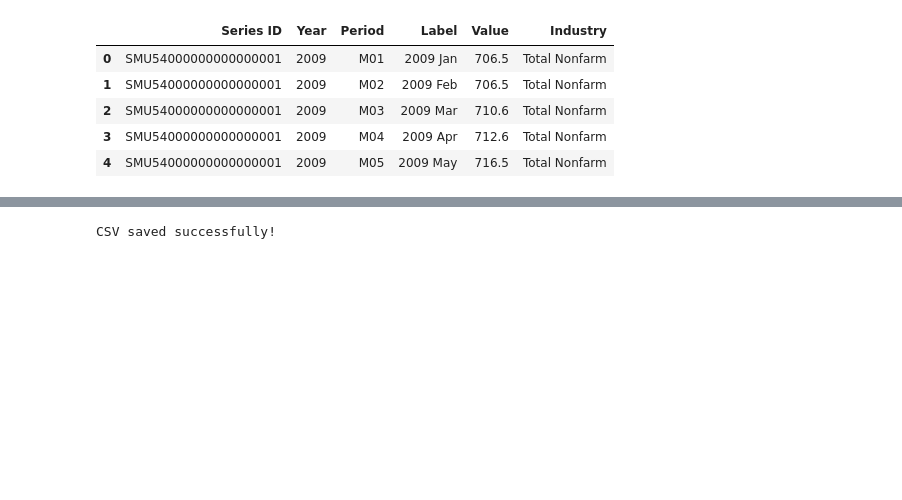
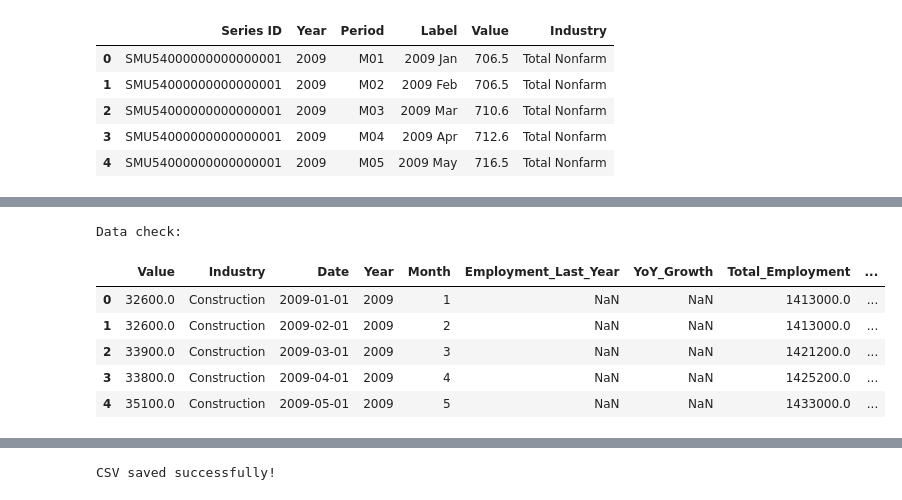
Before and after one commit to bgizzle78/nf-insights-project, a Jupyter notebook: notebooks/bls_employ_data_cleaning.ipynb, the cells around one changed output, grey strips where cells are left out. Cells and saved outputs as stored; diff of their text form; code cells hidden in the pictures; blank space fills up the shorter version.

```diff
--- a/notebooks/bls_employ_data_cleaning.ipynb
+++ b/notebooks/bls_employ_data_cleaning.ipynb
@@ -141,5 +171,13 @@ Date columns extracted successfully!
 # Check for duplicates
 duplicates = blsemp_df.duplicated().sum()
 print('Number of duplicate rows:', duplicates)
+
+# Check for missing values
+print('Number of missing values:', blsemp_df.isna().sum())
+
+# Sort by Industry and Date
+blsemp_df = blsemp_df.sort_values(['Industry', 'Date'])
+
+print('Data sorted successfully!')
 # %% [output]
 Number of duplicate rows: 0
@@ -155,0 +191,13 @@ dtype: int64
+# %%
+# Create a column for last year's employment
+blsemp_df['Employment_Last_Year'] = blsemp_df.groupby('Industry')['Value'].shift(12)
+
+# Calculate YoY growth
+blsemp_df['YoY_Growth'] = ((blsemp_df['Value'] - blsemp_df['Employment_Last_Year'])
+                           / blsemp_df['Employment_Last_Year']) * 100
+
+# Round for readability
+blsemp_df['YoY_Growth'] = blsemp_df['YoY_Growth'].round(2)
+
+print('Data check:')
+blsemp_df.head()
@@ -155,0 +212,24 @@ dtype: int64
+# %%
+# Calculate total employment by month
+total_employment = blsemp_df.groupby('Date')['Value'].sum().reset_index()
+total_employment = total_employment.rename(columns={'Value': 'Total_Employment'})
+
+# Merge total employment back into blsemp_df
+blsemp_df = blsemp_df.merge(total_employment, on='Date')
+
+# Calculate employment share
+blsemp_df['Employment_Share'] = (blsemp_df['Value'] / blsemp_df['Total_Employment']) * 100
+
+# Round for readability
+blsemp_df['Employment_Share'] = blsemp_df['Employment_Share'].round(2)
+
+print('Data check:')
+blsemp_df.head()
+# %% [output]
+Data check:
+|  | Value | Industry | Date | Year | Month | Employment_Last_Year | YoY_Growth | Total_Employment | ... |
+| 0 | 32600.0 | Construction | 2009-01-01 | 2009 | 1 | NaN | NaN | 1413000.0 | ... |
+| 1 | 32600.0 | Construction | 2009-02-01 | 2009 | 2 | NaN | NaN | 1413000.0 | ... |
+| 2 | 33900.0 | Construction | 2009-03-01 | 2009 | 3 | NaN | NaN | 1421200.0 | ... |
+| 3 | 33800.0 | Construction | 2009-04-01 | 2009 | 4 | NaN | NaN | 1425200.0 | ... |
+| 4 | 35100.0 | Construction | 2009-05-01 | 2009 | 5 | NaN | NaN | 1433000.0 | ... |
```
Also changed, not shown: parts of 8 cells of this notebook, 1 other file.
